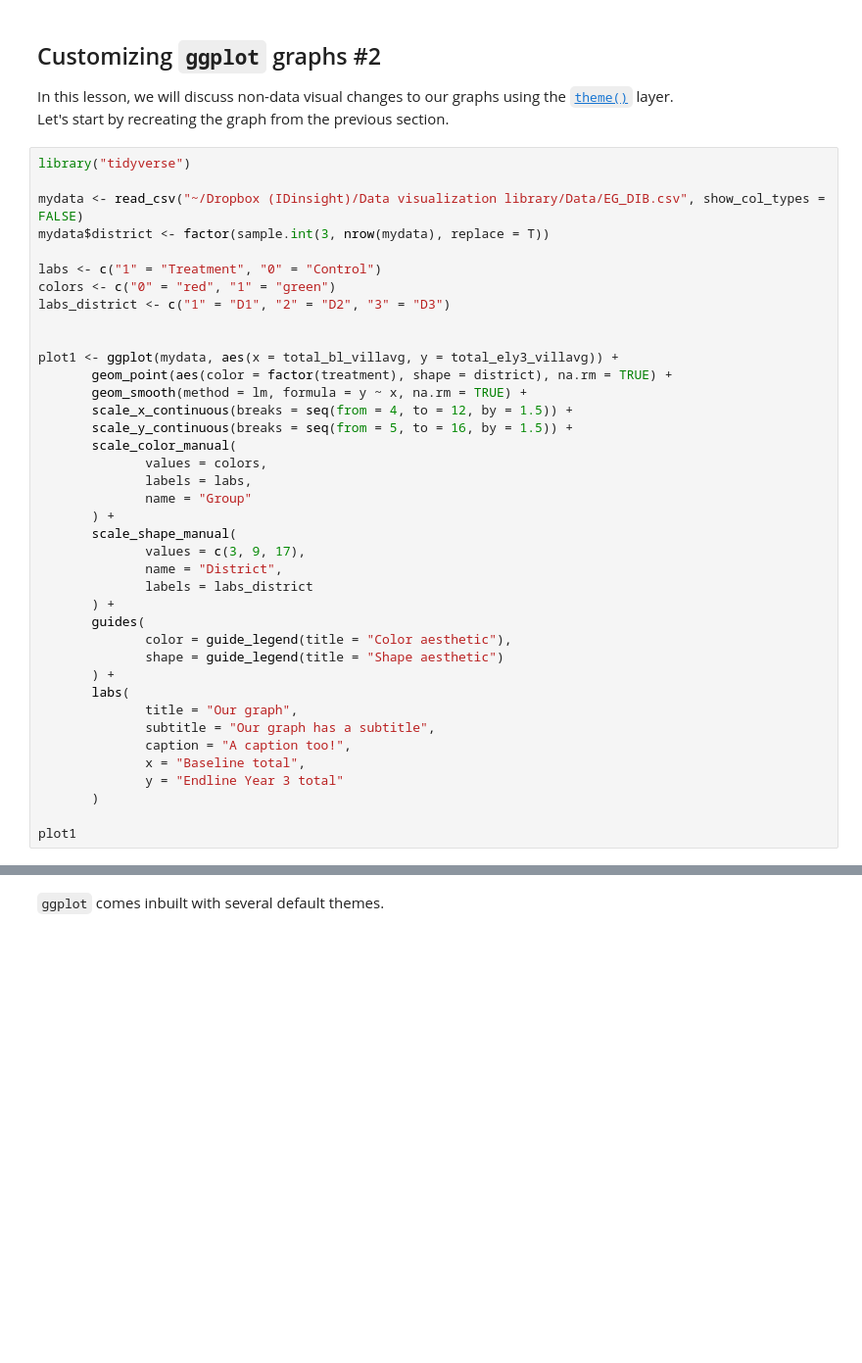
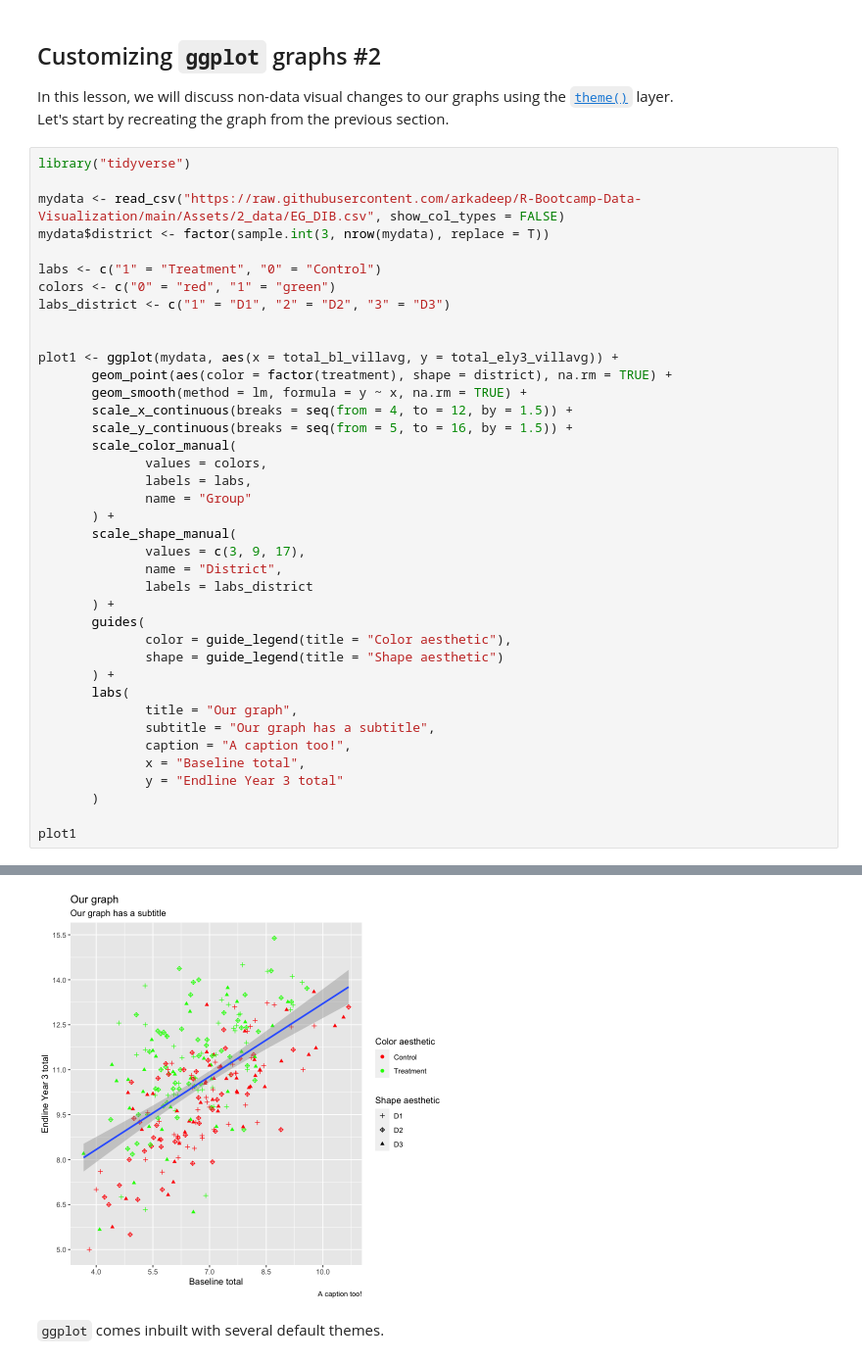
Before and after one commit to arkadeep/R-Bootcamp-Data-Visualization, a Jupyter notebook: Notebooks/data_visualization_3.ipynb, the cells around one changed output, grey strips where cells are left out. Shown at 98% size. Cells and saved outputs as stored; diff of their text form; blank space fills up the shorter version.

```diff
--- a/Notebooks/data_visualization_3.ipynb
+++ b/Notebooks/data_visualization_3.ipynb
@@ -8,7 +8,7 @@ Let's start by recreating the graph from the previous section.
 # %%
 library("tidyverse")
 
-mydata <- read_csv("~/Dropbox (IDinsight)/Data visualization library/Data/EG_DIB.csv", show_col_types = FALSE)
+mydata <- read_csv("https://raw.githubusercontent.com/arkadeep/R-Bootcamp-Data-Visualization/main/Assets/2_data/EG_DIB.csv", show_col_types = FALSE)
 mydata$district <- factor(sample.int(3, nrow(mydata), replace = T))
 
 labs <- c("1" = "Treatment", "0" = "Control")
@@ -44,3 +44,4 @@ plot1 <- ggplot(mydata, aes(x = total_bl_villavg, y = total_ely3_villavg)) +
        )
 
 plot1
+# %% [output]
@@ -47,3 +62,4 @@ plot1
+[figure, added]
 # %% [markdown]
 `ggplot` comes inbuilt with several default themes.
 # %%
```
Also changed, not shown: parts of 4 cells of this notebook, 3 other files.
